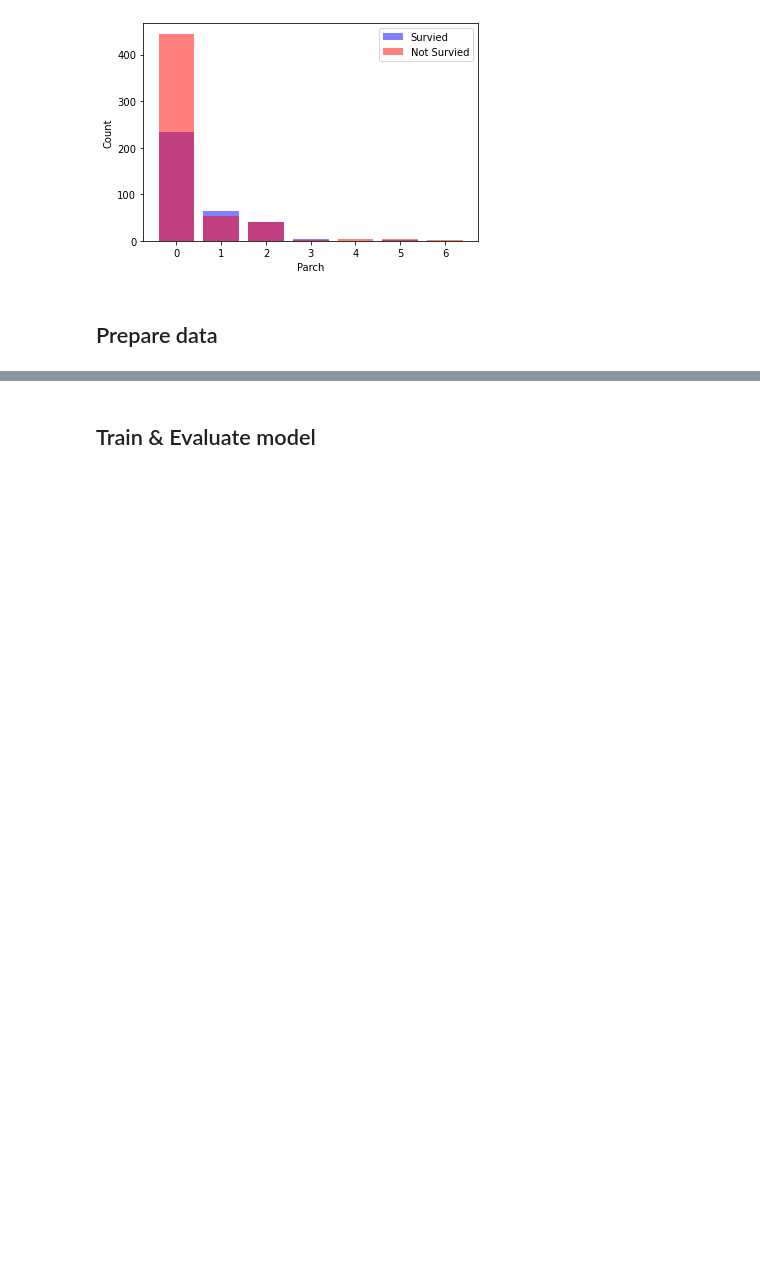
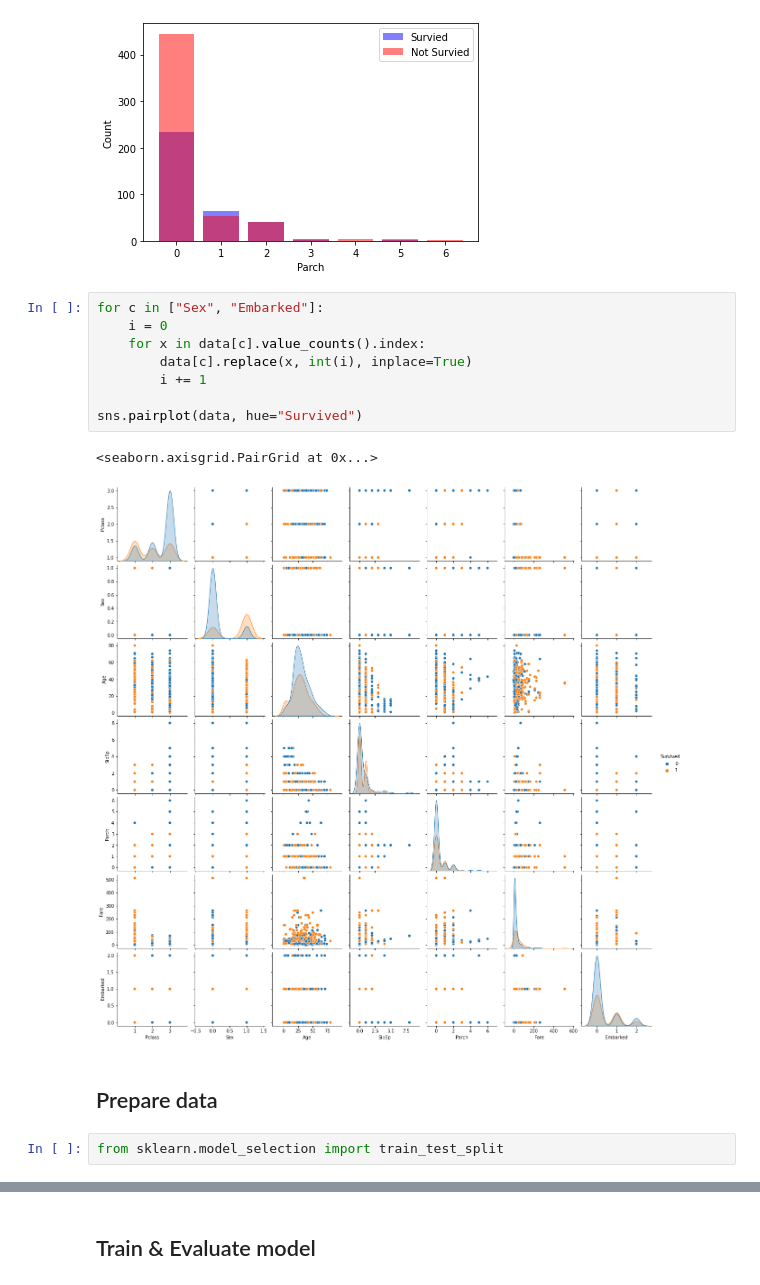
Before and after one commit to weelawat/Portfolio, a Jupyter notebook: 000 Project/3 Titanic survivors prediction/Notebook.ipynb, the cells around one changed output, grey strips where cells are left out. Saved outputs shown, nothing was run; the diff lists cells and outputs as text; blank space fills up the shorter version.

```diff
--- a/000 Project/3 Titanic survivors prediction/Notebook.ipynb
+++ b/000 Project/3 Titanic survivors prediction/Notebook.ipynb
@@ -69,5 +69,18 @@ for i in cat_column:
 [figure]
 [figure]
 [figure]
+# %%
+for c in ["Sex", "Embarked"]:
+    i = 0
+    for x in data[c].value_counts().index:
+        data[c].replace(x, int(i), inplace=True)
+        i += 1
+
+sns.pairplot(data, hue="Survived")
+# %% [output]
+<seaborn.axisgrid.PairGrid at 0x...>
+[figure, added]
 # %% [markdown]
 ## Prepare data
+# %%
+from sklearn.model_selection import train_test_split
```
Also changed, not shown: parts of 11 cells of this notebook, 1 other file.
